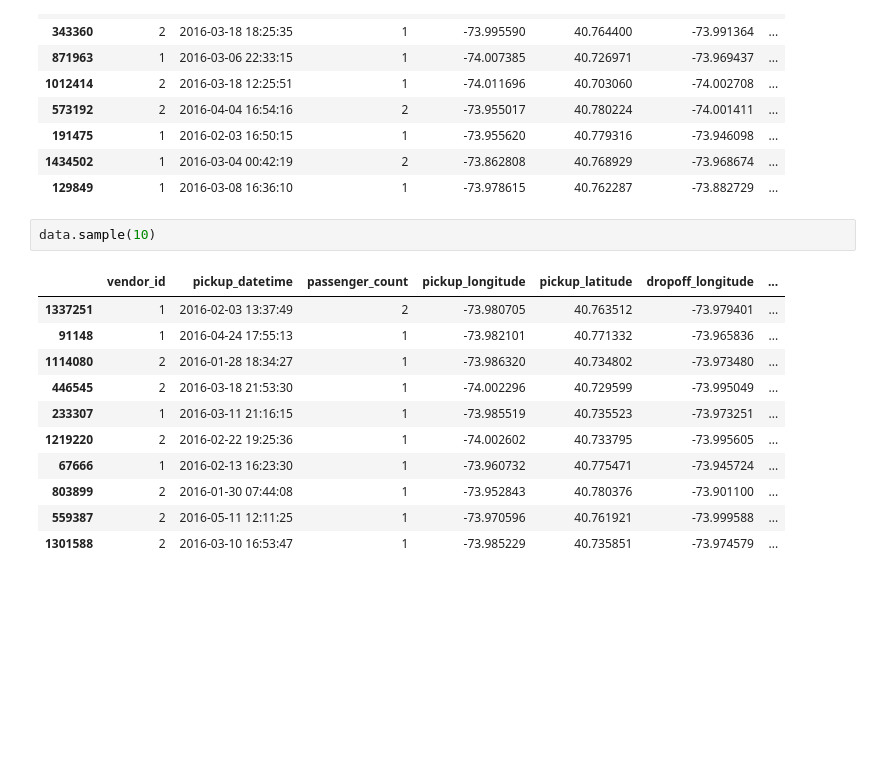
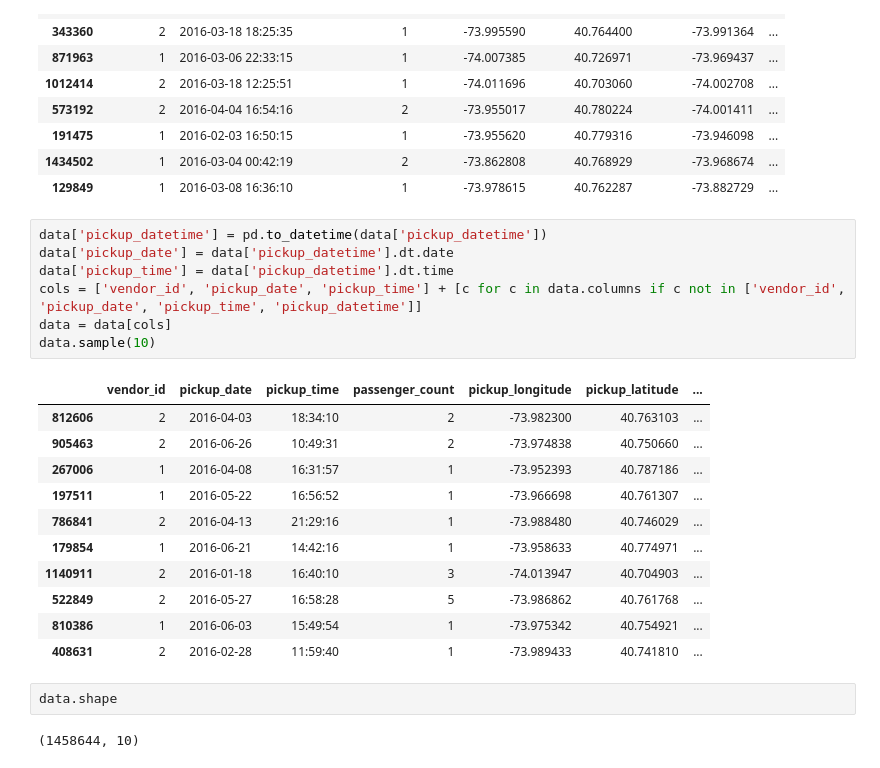
Before and after one commit to agarwal-gopesh/heart-disease, a Jupyter notebook: notebooks/1_Analysis.ipynb, the cells around one changed output. Saved outputs shown, nothing was run; the diff lists cells and outputs as text; blank space fills up the shorter version.

```diff
--- a/notebooks/1_Analysis.ipynb
+++ b/notebooks/1_Analysis.ipynb
@@ -73,16 +73,25 @@ data.sample(10)
 | 1434502 | 1 | 2016-03-04 00:42:19 | 2 | -73.862808 | 40.768929 | -73.968674 | ... |
 | 129849 | 1 | 2016-03-08 16:36:10 | 1 | -73.978615 | 40.762287 | -73.882729 | ... |
 # %%
+data['pickup_datetime'] = pd.to_datetime(data['pickup_datetime'])
+data['pickup_date'] = data['pickup_datetime'].dt.date
+data['pickup_time'] = data['pickup_datetime'].dt.time
+cols = ['vendor_id', 'pickup_date', 'pickup_time'] + [c for c in data.columns if c not in ['vendor_id', 'pickup_date', 'pickup_time', 'pickup_datetime']]
+data = data[cols]
 data.sample(10)
 # %% [output]
-|  | vendor_id | pickup_datetime | passenger_count | pickup_longitude | pickup_latitude | dropoff_longitude | ... |
-| 1337251 | 1 | 2016-02-03 13:37:49 | 2 | -73.980705 | 40.763512 | -73.979401 | ... |
-| 91148 | 1 | 2016-04-24 17:55:13 | 1 | -73.982101 | 40.771332 | -73.965836 | ... |
-| 1114080 | 2 | 2016-01-28 18:34:27 | 1 | -73.986320 | 40.734802 | -73.973480 | ... |
-| 446545 | 2 | 2016-03-18 21:53:30 | 1 | -74.002296 | 40.729599 | -73.995049 | ... |
-| 233307 | 1 | 2016-03-11 21:16:15 | 1 | -73.985519 | 40.735523 | -73.973251 | ... |
-| 1219220 | 2 | 2016-02-22 19:25:36 | 1 | -74.002602 | 40.733795 | -73.995605 | ... |
-| 67666 | 1 | 2016-02-13 16:23:30 | 1 | -73.960732 | 40.775471 | -73.945724 | ... |
-| 803899 | 2 | 2016-01-30 07:44:08 | 1 | -73.952843 | 40.780376 | -73.901100 | ... |
-| 559387 | 2 | 2016-05-11 12:11:25 | 1 | -73.970596 | 40.761921 | -73.999588 | ... |
-| 1301588 | 2 | 2016-03-10 16:53:47 | 1 | -73.985229 | 40.735851 | -73.974579 | ... |
+|  | vendor_id | pickup_date | pickup_time | passenger_count | pickup_longitude | pickup_latitude | ... |
+| 812606 | 2 | 2016-04-03 | 18:34:10 | 2 | -73.982300 | 40.763103 | ... |
+| 905463 | 2 | 2016-06-26 | 10:49:31 | 2 | -73.974838 | 40.750660 | ... |
+| 267006 | 1 | 2016-04-08 | 16:31:57 | 1 | -73.952393 | 40.787186 | ... |
+| 197511 | 1 | 2016-05-22 | 16:56:52 | 1 | -73.966698 | 40.761307 | ... |
+| 786841 | 2 | 2016-04-13 | 21:29:16 | 1 | -73.988480 | 40.746029 | ... |
+| 179854 | 1 | 2016-06-21 | 14:42:16 | 1 | -73.958633 | 40.774971 | ... |
+| 1140911 | 2 | 2016-01-18 | 16:40:10 | 3 | -74.013947 | 40.704903 | ... |
+| 522849 | 2 | 2016-05-27 | 16:58:28 | 5 | -73.986862 | 40.761768 | ... |
+| 810386 | 1 | 2016-06-03 | 15:49:54 | 1 | -73.975342 | 40.754921 | ... |
+| 408631 | 2 | 2016-02-28 | 11:59:40 | 1 | -73.989433 | 40.741810 | ... |
+# %%
+data.shape
+# %% [output]
+(1458644, 10)
```
Also changed, not shown: parts of 9 cells of this notebook, 4 other files.
